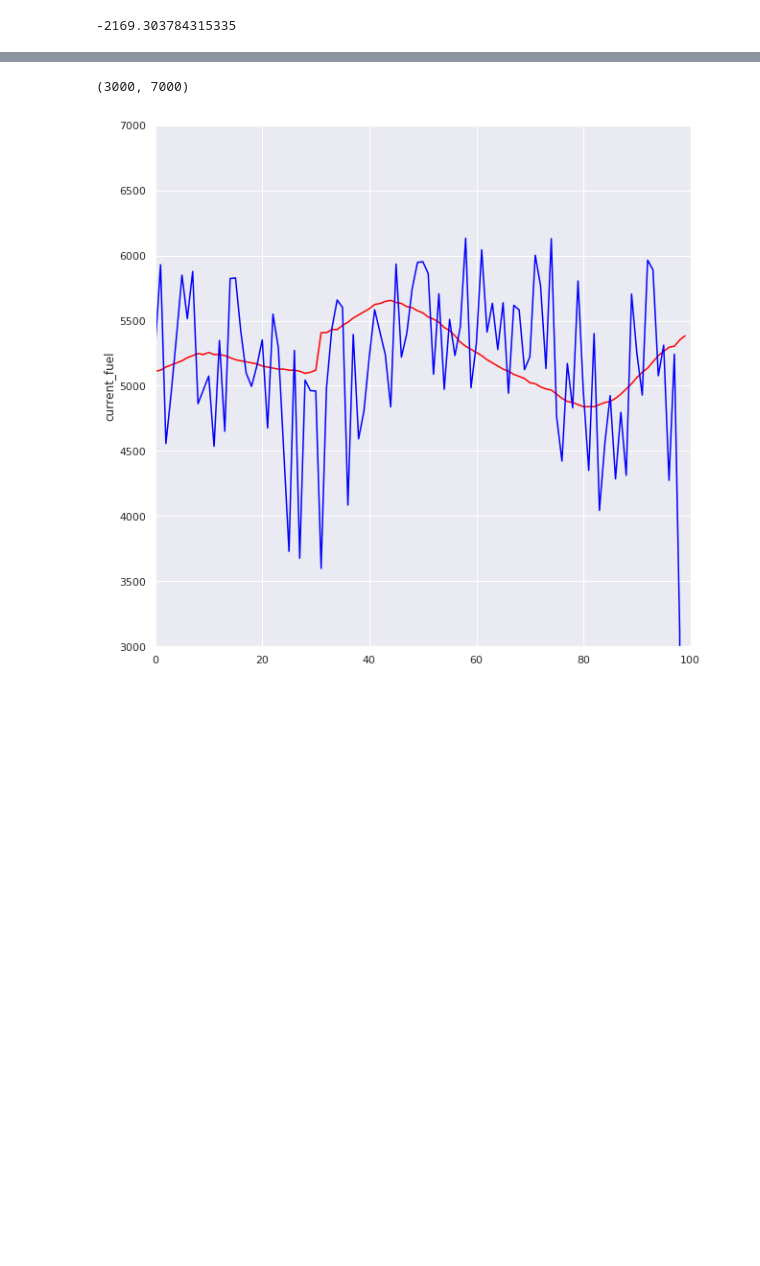
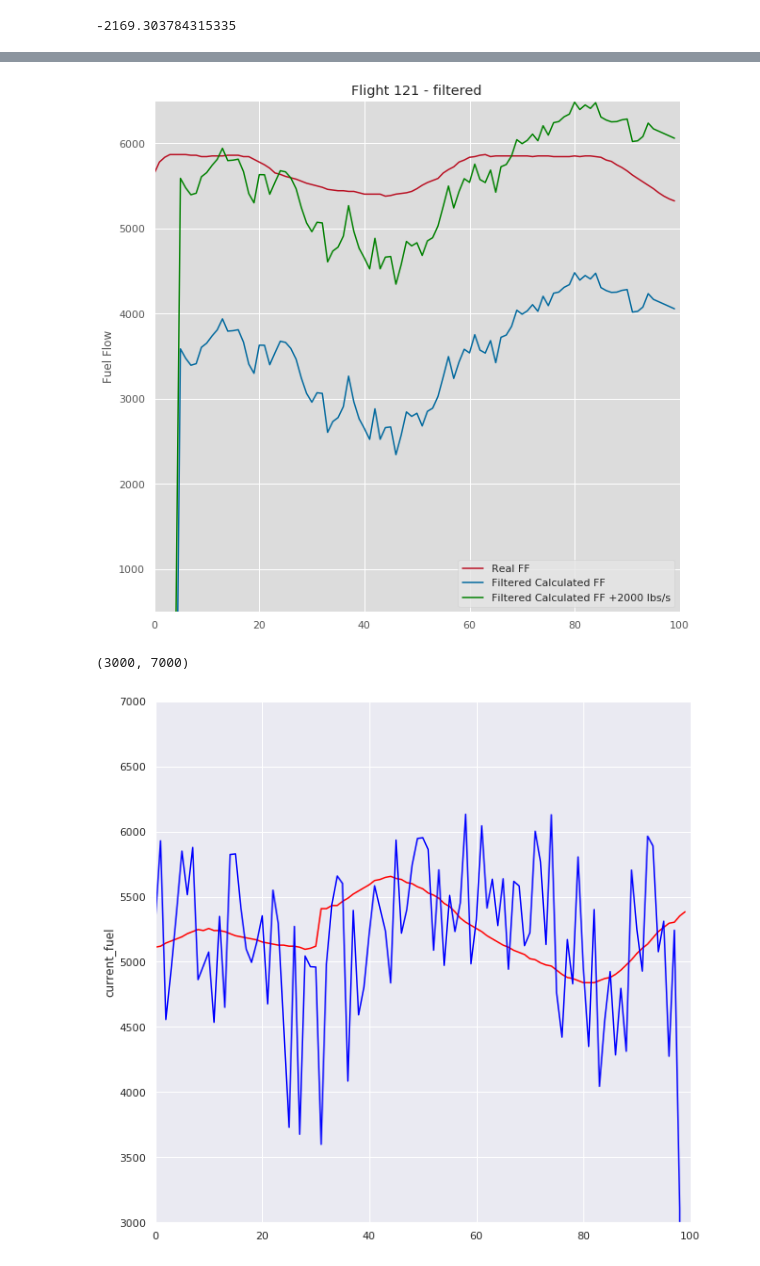
Before and after one commit to tabassco/badapy, a Jupyter notebook: Seperate Flights.ipynb, the cells around one changed output, grey strips where cells are left out. Cells and saved outputs as stored; diff of their text form; code cells hidden in the pictures; blank space fills up the shorter version.

```diff
--- a/Seperate Flights.ipynb
+++ b/Seperate Flights.ipynb
@@ -203,3 +258,23 @@ ca.set_ylim(0,6500)
+# %%
+y_121 = trial_flight.flightdata['current_fuel'][trial_flight.flightdata['flight'] == 121].values
+y_new_121 = scs.savgol_filter(y_121, 9,1)
+# %%
+g = sns.lineplot(y = "ff", x = np.array(range(100)),
+                 data = trial_flight.flightdata[trial_flight.flightdata['flight'] == 121],
+                 color = '#b90f22', label = 'Real FF')
+g = sns.lineplot(y = np.array(y_new_121), x = np.array(range(100)),
+                 color = '#00689D', label = 'Filtered Calculated FF')
+g = sns.lineplot(y = np.array(y_new_121)+2000, x = np.array(range(100)),
+                 color = 'green', label = 'Filtered Calculated FF +2000 lbs/s')
+g.set_xlim(0,100)
+g.set_ylim(500,6500)
+g.set_ylabel('Fuel Flow')
+g.set_facecolor('#dcdcdc')
+g.legend()
+g.set_title('Flight 121 - filtered')
+g.figure.savefig('filtered_121.png')
+# %% [output]
+[figure, added]
 # %%
 ca = sns.lineplot(y = "ff", x = np.array(range(100)), data = trial_flight.flightdata[trial_flight.flightdata['flight'] == 80], color = 'red')
 ca = sns.lineplot(y = "current_fuel", x = np.array(range(100)), data = trial_flight.flightdata[trial_flight.flightdata['flight'] == 80], color = 'blue')
```
Also changed, not shown: parts of 14 cells of this notebook.
